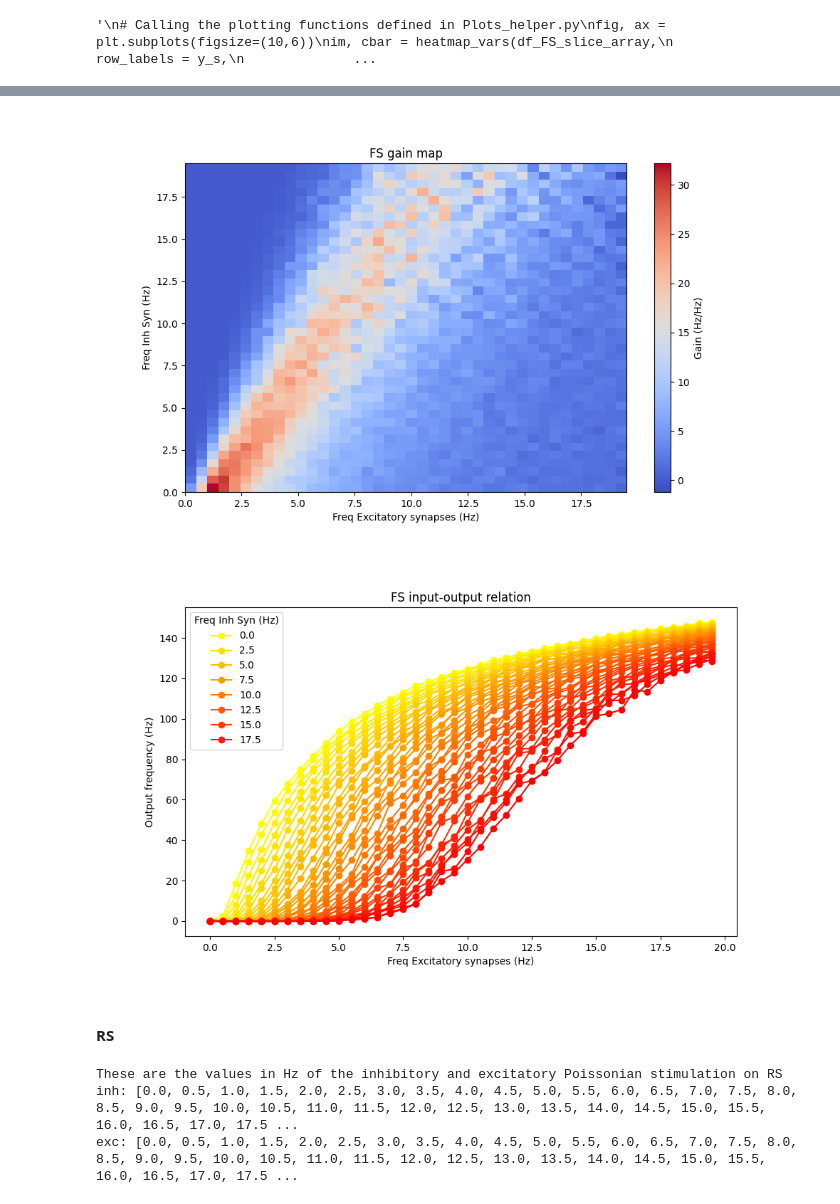
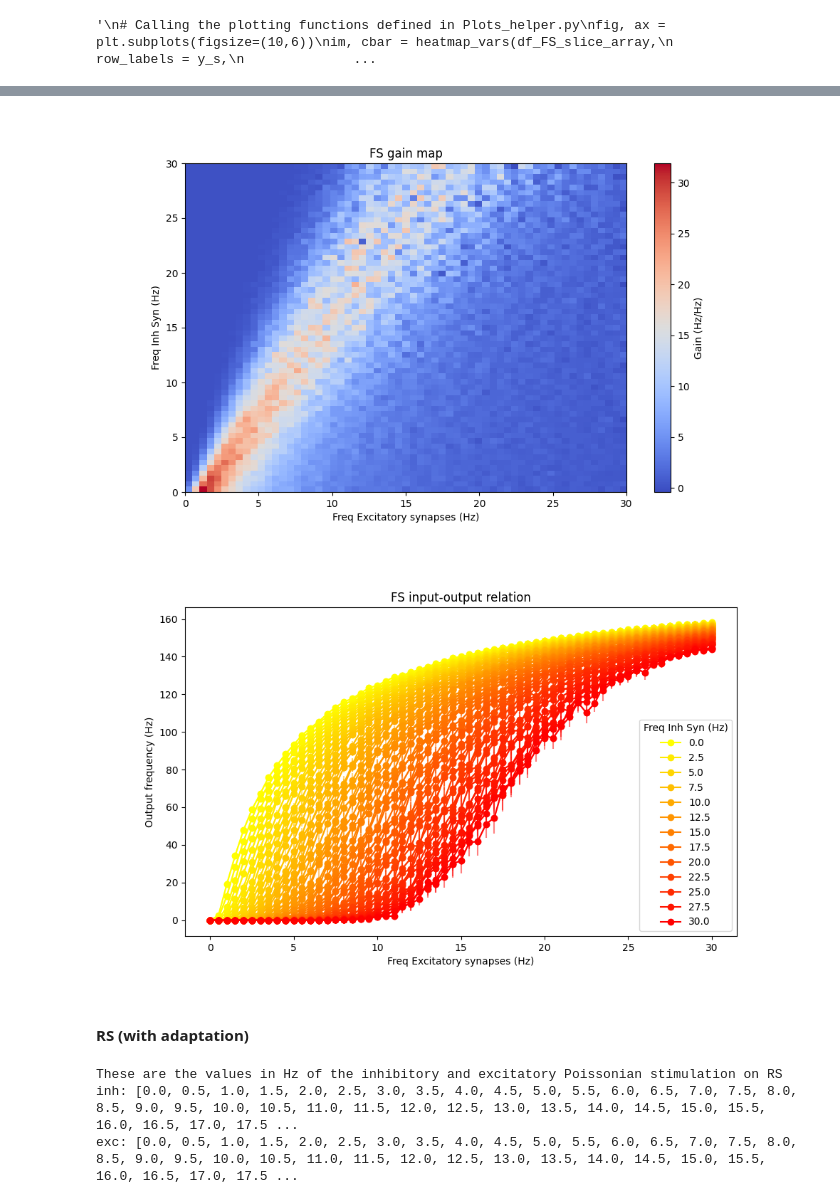
Before and after one commit to IlaCar/neuron-to-meanfield, a Jupyter notebook: transfer_function/data_extraction/Analysing_extracted_data.ipynb, the cells around one changed output, grey strips where cells are left out. Drawn from its saved outputs; the diff is of its cells as text; code cells hidden in the pictures.

Commit message:
adding std to InOut plot

```diff
--- a/transfer_function/data_extraction/Analysing_extracted_data.ipynb
+++ b/transfer_function/data_extraction/Analysing_extracted_data.ipynb
@@ -36,9 +36,9 @@ def save_figs(fig_path, name, figs):
         for fig in figs:
             ofile.savefig(fig)
 # %%
-simulation_folders = ['TF_FS_v0', 'TF_RS_entire_sim']
+simulation_folders = ['TF_FS_v1', 'TF_RS_delay_v1', 'TF_RS_no_adapt_v1']
 
-fig_name = 'Analysing_TF_data_extraction_v0'
+fig_name = 'Analysing_TF_data_extraction_3_neuron_types'
 # %% [markdown]
 ### Plotting the firing frequency as function of the Poissonian input
 # %% [markdown]
@@ -46,7 +46,7 @@ fig_name = 'Analysing_TF_data_extraction_v0'
 # %%
 # --- Load the data ---
 df_FS = pd.read_csv(
-    os.path.join(simulation_folders[0], 'testing_TF_data_FS.dat'),
+    os.path.join('simulations', simulation_folders[0], 'testing_TF_data_FS.dat'),
     delim_whitespace=True,
     header=0
 )
@@ -65,6 +65,7 @@ x_s = sorted(df_FS['input_exc'].unique())
 y_s = sorted(df_FS['input_inh'].unique())
 
 df_FS_slice_array = df_FS['avg_f_out'].to_numpy().reshape(len(y_s), len(x_s))
+df_std_FS_slice_array = df_FS['std_f_out'].to_numpy().reshape(len(y_s), len(x_s))
 
 '''
 # Calling the plotting functions defined in Plots_helper.py
@@ -102,14 +103,14 @@ figs.append(fig)
 fig = plot_gain(exc_vals, inh_vals, df_FS_slice_array, neuron_type='FS')
 figs.append(fig)
 # %% [output]
-[figure, old version]
+[figure, new version]
 # %%
-fig = plot_InOut_relation(exc_vals, inh_vals, df_FS_slice_array, neuron_type='FS')
+fig = plot_InOut_relation(exc_vals, inh_vals, df_FS_slice_array, df_std_FS_slice_array, neuron_type='FS')
 figs.append(fig)
 # %% [output]
-[figure, old version]
+[figure, new version]
 # %% [markdown]
-#### RS
+#### RS (with adaptation)
 # %%
 # --- Load the data ---
 df_RS = pd.read_csv(
```
Also changed, not shown: parts of 22 cells of this notebook.
